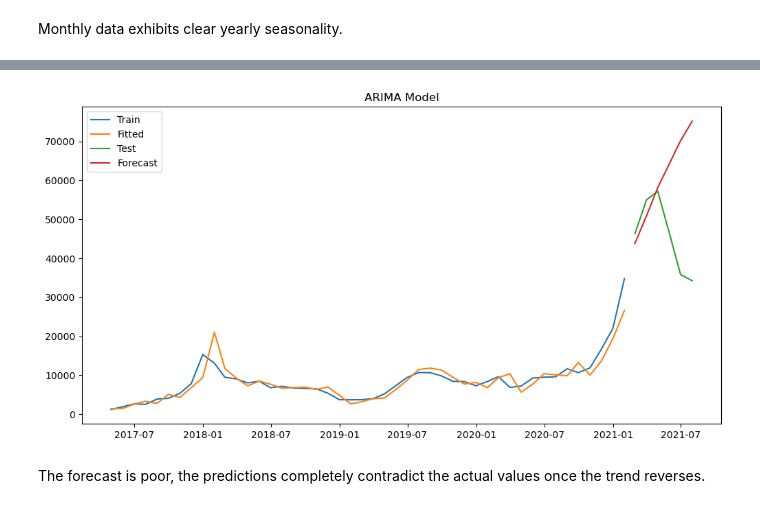
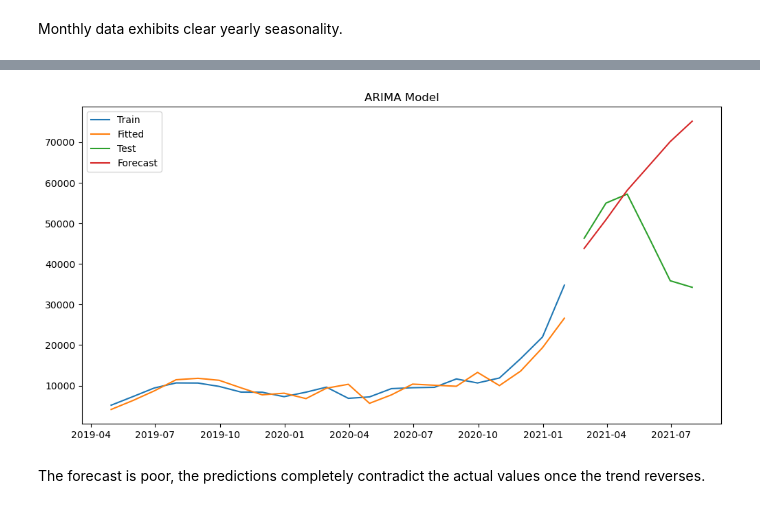
Before and after one commit to LethalDriver/Time-Series-Analysis-Lab, a Jupyter notebook: project_crypto.ipynb, the cells around one changed output, grey strips where cells are left out. Drawn from its saved outputs; the diff is of its cells as text; code cells hidden in the pictures.

```diff
--- a/project_crypto.ipynb
+++ b/project_crypto.ipynb
@@ -104,16 +104,16 @@ forecast = model.predict(n_periods=arima_forecast_length)
 # %%
 import matplotlib.pyplot as plt
 
 plt.figure(figsize=(12, 6))
 plt.title('ARIMA Model')
-plt.plot(train_arima.index[48:], train_arima[48:], label='Train')
-plt.plot(train_arima.index[48:], fitted_values[48:], label='Fitted')
+plt.plot(train_arima.index[72:], train_arima[72:], label='Train')
+plt.plot(train_arima.index[72:], fitted_values[72:], label='Fitted')
 plt.plot(test_arima.index, test_arima, label='Test')
 plt.plot(test_arima.index, forecast, label='Forecast')
 plt.legend()
 plt.show()
 # %% [output]
-[figure, old version]
+[figure, new version]
 # %% [markdown]
 The forecast is poor, the predictions completely contradict the actual values once the trend reverses.
 # %% [markdown]
```
Also changed, not shown: parts of 11 cells of this notebook.
